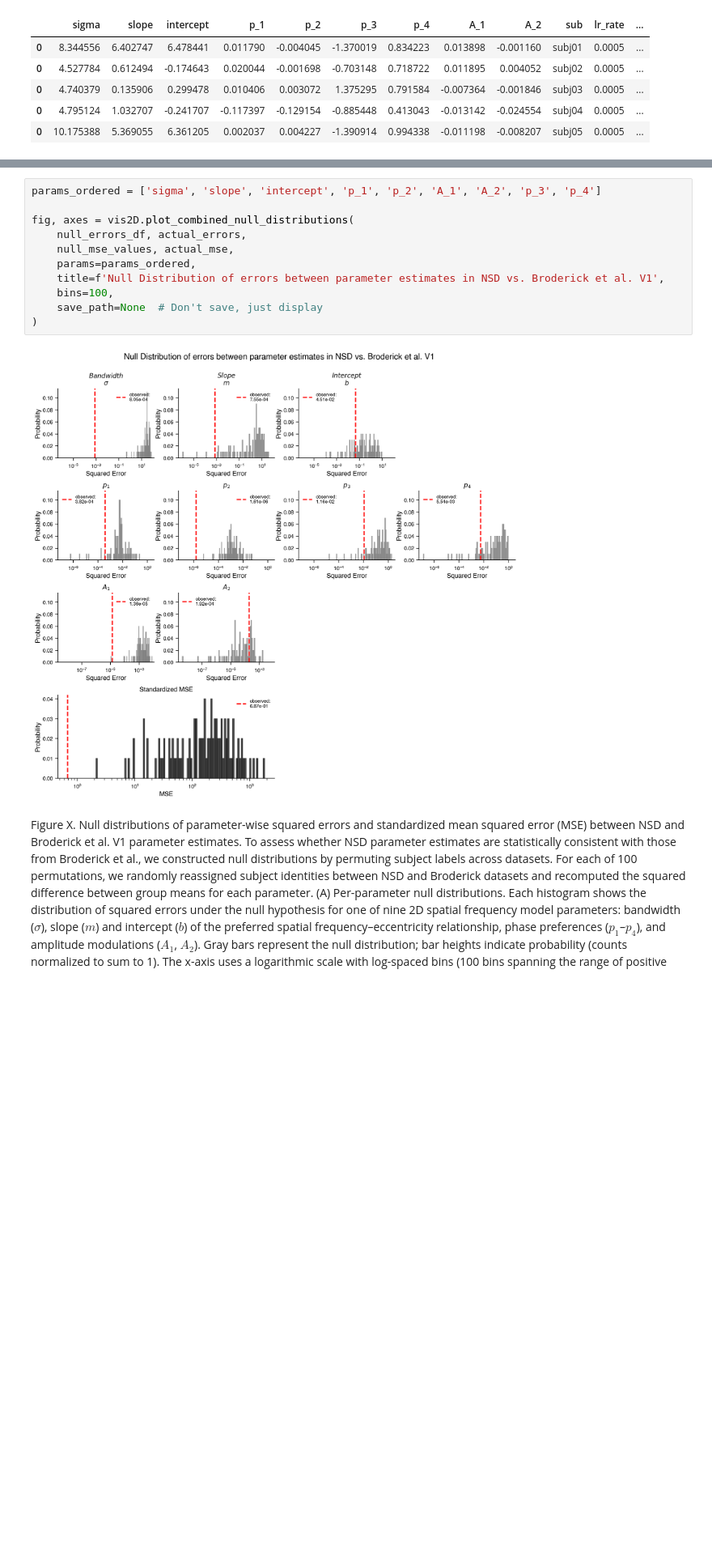
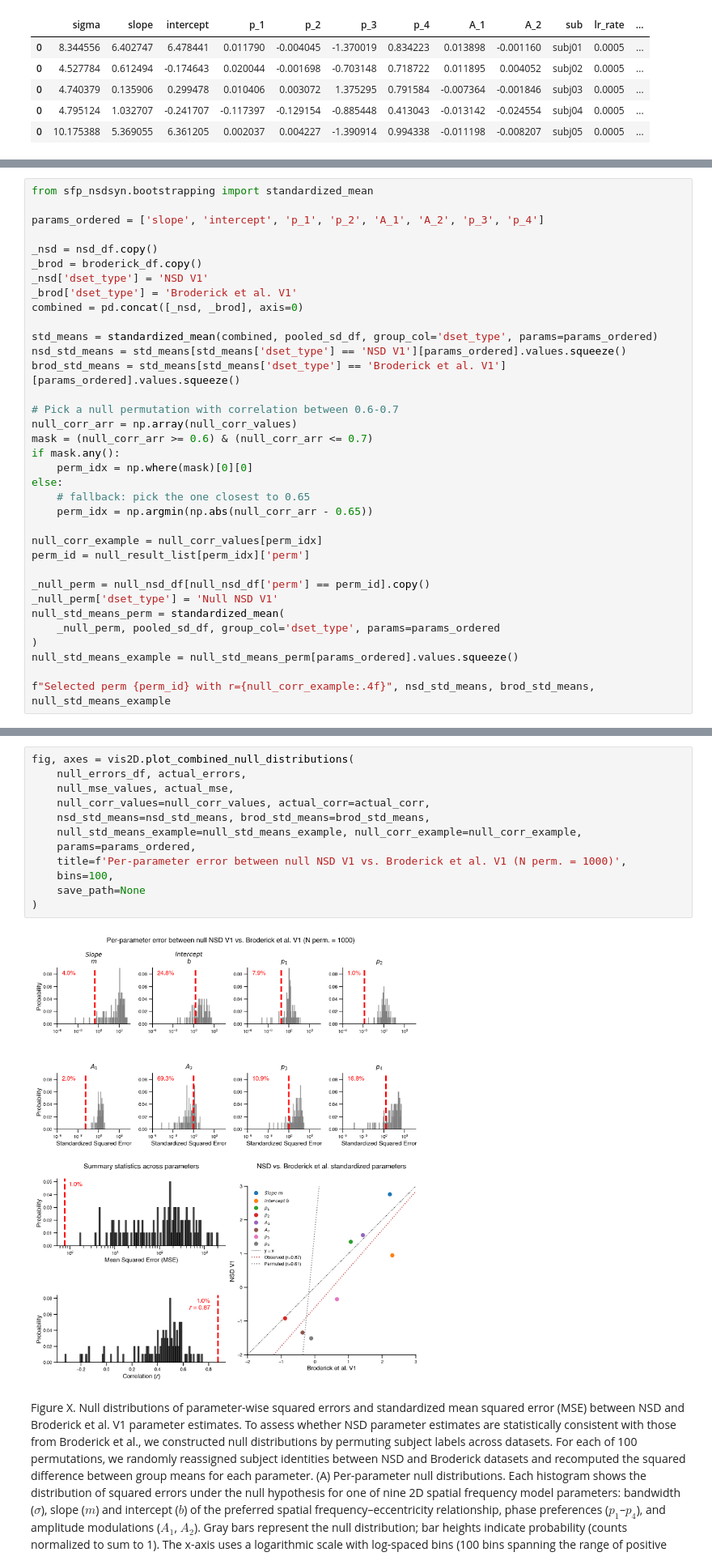
Before and after one commit to JiyeongHa/Spatial-Frequency-Preferences_NSDsyn, a Jupyter notebook: notebooks/plot_combined_error_mse_comparison.ipynb, the cells around one changed output, grey strips where cells are left out. Shown at 81% size. Saved outputs shown, nothing was run; the diff lists cells and outputs as text; blank space fills up the shorter version.

Commit message:
changed layouts of the fig, added scatterplot

```diff
--- a/notebooks/plot_combined_error_mse_comparison.ipynb
+++ b/notebooks/plot_combined_error_mse_comparison.ipynb
@@ -189,0 +187,35 @@ f"Actual MSE: {actual_mse:.4e}, Actual MAE: {actual_mae:.4e}"
+# %%
+from sfp_nsdsyn.bootstrapping import standardized_mean
+
+params_ordered = ['slope', 'intercept', 'p_1', 'p_2', 'A_1', 'A_2', 'p_3', 'p_4']
+
+_nsd = nsd_df.copy()
+_brod = broderick_df.copy()
+_nsd['dset_type'] = 'NSD V1'
+_brod['dset_type'] = 'Broderick et al. V1'
+combined = pd.concat([_nsd, _brod], axis=0)
+
+std_means = standardized_mean(combined, pooled_sd_df, group_col='dset_type', params=params_ordered)
+nsd_std_means = std_means[std_means['dset_type'] == 'NSD V1'][params_ordered].values.squeeze()
+brod_std_means = std_means[std_means['dset_type'] == 'Broderick et al. V1'][params_ordered].values.squeeze()
+
+# Pick a null permutation with correlation between 0.6-0.7
+null_corr_arr = np.array(null_corr_values)
+mask = (null_corr_arr >= 0.6) & (null_corr_arr <= 0.7)
+if mask.any():
+    perm_idx = np.where(mask)[0][0]
+else:
+    # fallback: pick the one closest to 0.65
+    perm_idx = np.argmin(np.abs(null_corr_arr - 0.65))
+
+null_corr_example = null_corr_values[perm_idx]
+perm_id = null_result_list[perm_idx]['perm']
+
+_null_perm = null_nsd_df[null_nsd_df['perm'] == perm_id].copy()
+_null_perm['dset_type'] = 'Null NSD V1'
+null_std_means_perm = standardized_mean(
+    _null_perm, pooled_sd_df, group_col='dset_type', params=params_ordered
+)
+null_std_means_example = null_std_means_perm[params_ordered].values.squeeze()
+
+f"Selected perm {perm_id} with r={null_corr_example:.4f}", nsd_std_means, brod_std_means, null_std_means_example
@@ -193,14 +233,15 @@ Generate (3x4) subplot figure with per-parameter error histograms and standardiz
 # %%
-params_ordered = ['sigma', 'slope', 'intercept', 'p_1', 'p_2', 'A_1', 'A_2', 'p_3', 'p_4']
-
 fig, axes = vis2D.plot_combined_null_distributions(
     null_errors_df, actual_errors,
     null_mse_values, actual_mse,
+    null_corr_values=null_corr_values, actual_corr=actual_corr,
+    nsd_std_means=nsd_std_means, brod_std_means=brod_std_means,
+    null_std_means_example=null_std_means_example, null_corr_example=null_corr_example,
     params=params_ordered,
-    title=f'Null Distribution of errors between parameter estimates in NSD vs. Broderick et al. V1',
+    title=f'Per-parameter error between null NSD V1 vs. Broderick et al. V1 (N perm. = 1000)',
     bins=100,
-    save_path=None  # Don't save, just display
+    save_path=None
 )
 # %% [output]
-[figure, old version]
+[figure, new version]
 # %% [markdown]
```
Also changed, not shown: parts of 11 cells of this notebook.
